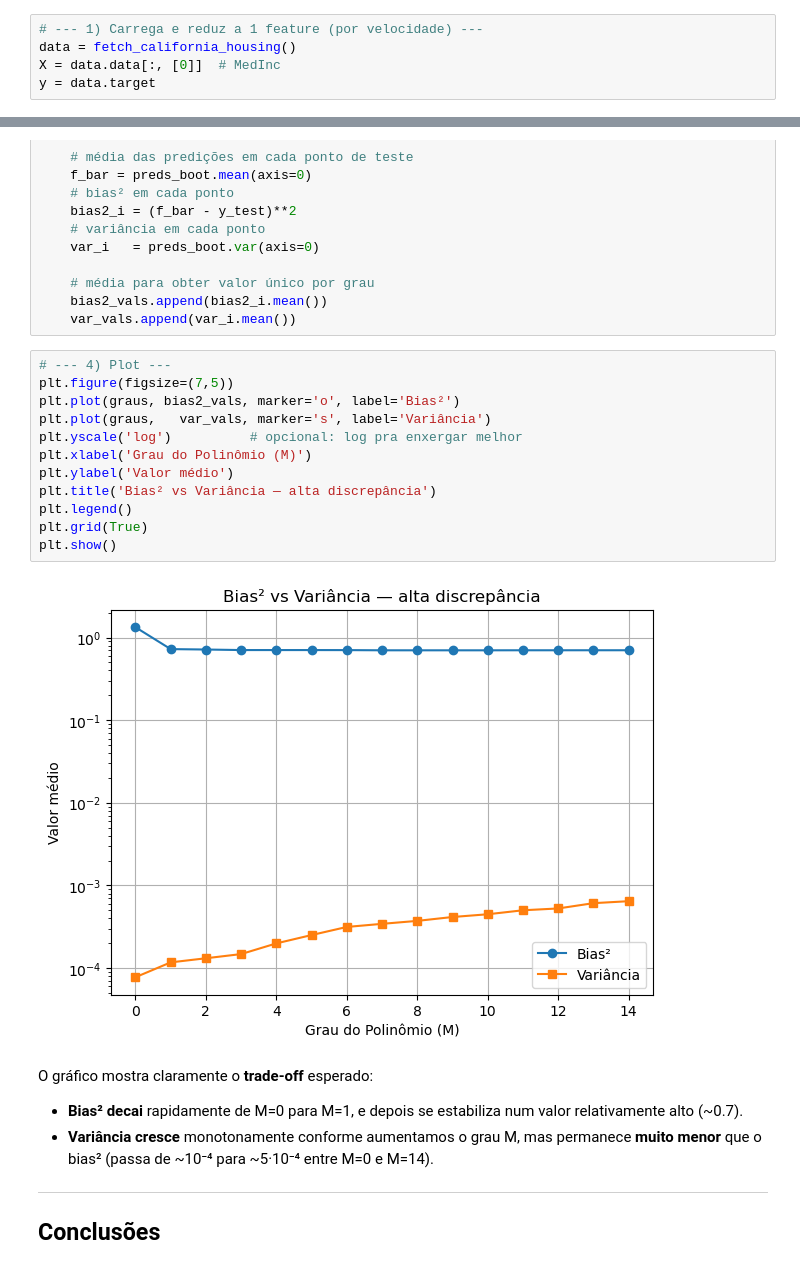
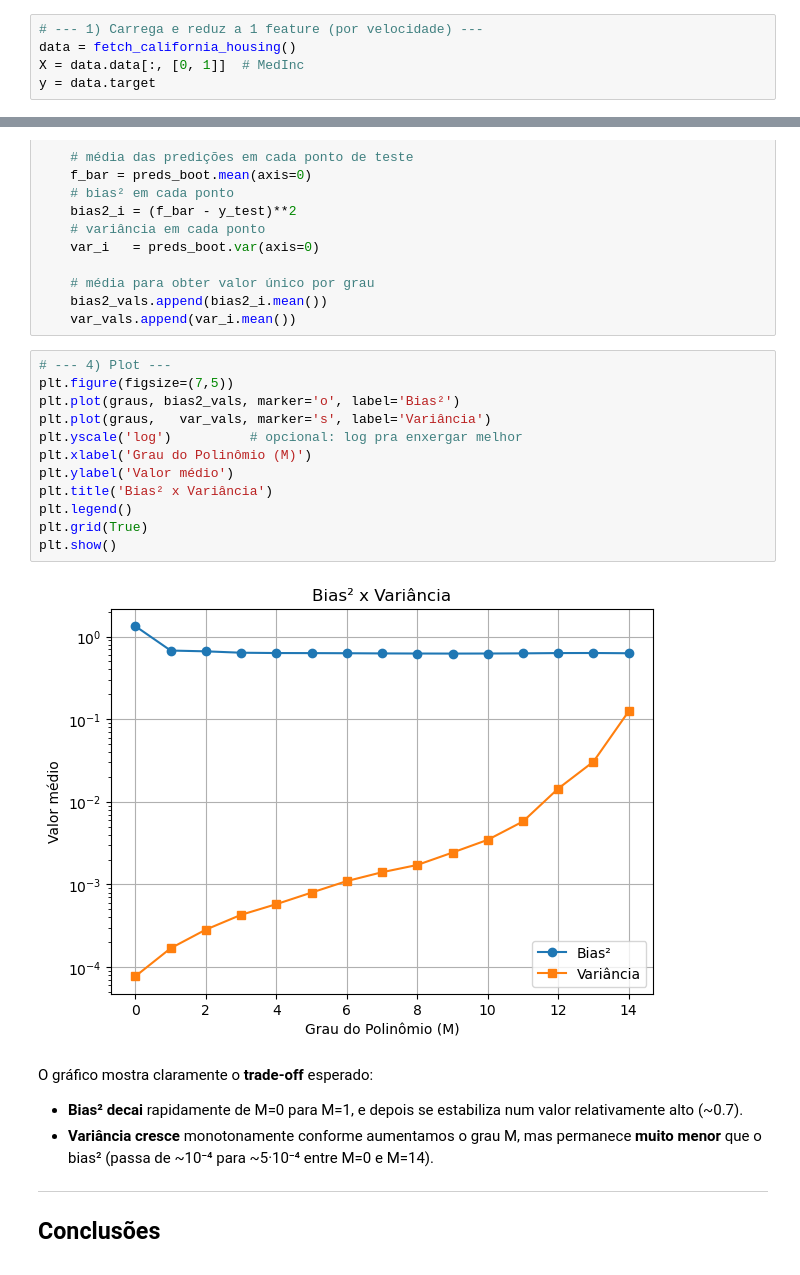
Before and after one commit to ra230537/portifolio-ia, a Jupyter notebook: Avaliação de crédito/questao_3_b.ipynb, the cells around one changed output, grey strips where cells are left out. Drawn from its saved outputs; the diff is of its cells as text.

```diff
--- a/Avaliação de crédito/questao_3_b.ipynb
+++ b/Avaliação de crédito/questao_3_b.ipynb
@@ -10,7 +10,7 @@ from sklearn.model_selection import train_test_split
 # %%
 # --- 1) Carrega e reduz a 1 feature (por velocidade) ---
 data = fetch_california_housing()
-X = data.data[:, [0]]  # MedInc
+X = data.data[:, [0, 1]]  # MedInc
 y = data.target
 # %%
 X_train, X_test, y_train, y_test = train_test_split(
@@ -52,17 +52,17 @@ for M in graus:
 # %%
 # --- 4) Plot ---
 plt.figure(figsize=(7,5))
 plt.plot(graus, bias2_vals, marker='o', label='Bias²')
 plt.plot(graus,   var_vals, marker='s', label='Variância')
 plt.yscale('log')          # opcional: log pra enxergar melhor
 plt.xlabel('Grau do Polinômio (M)')
 plt.ylabel('Valor médio')
-plt.title('Bias² vs Variância — alta discrepância')
+plt.title('Bias² x Variância')
 plt.legend()
 plt.grid(True)
 plt.show()
 # %% [output]
-[figure, old version]
+[figure, new version]
 # %% [markdown]
 O gráfico mostra claramente o **trade-off** esperado:
 
```
Also changed, not shown: parts of 3 cells of this notebook, 18 other files.
